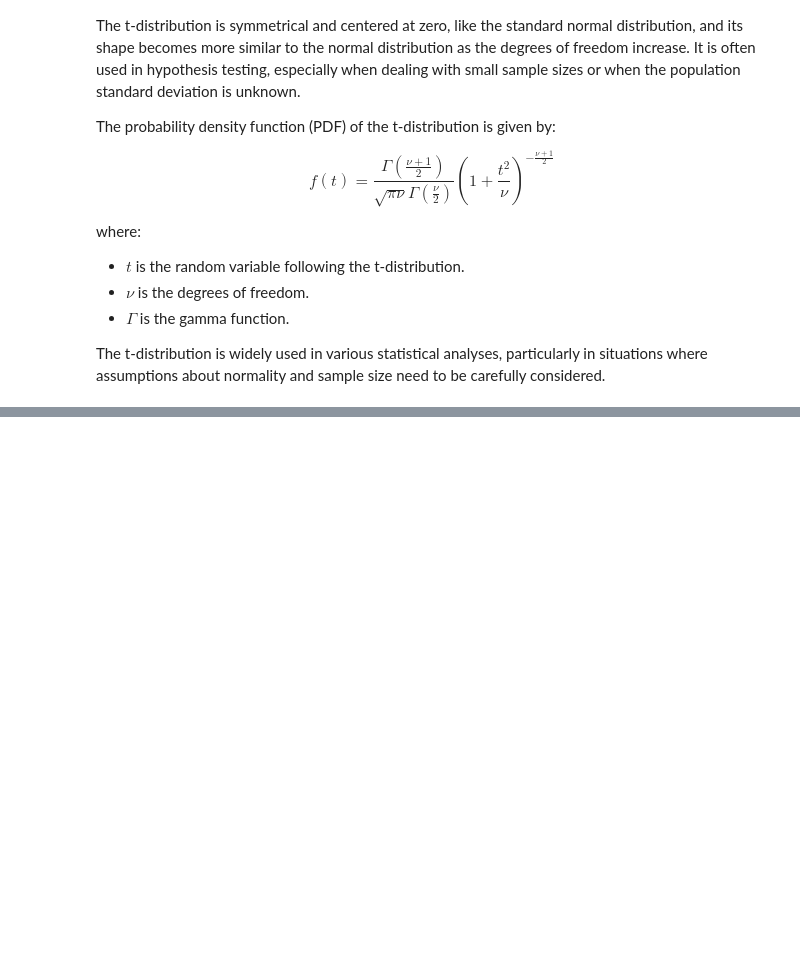
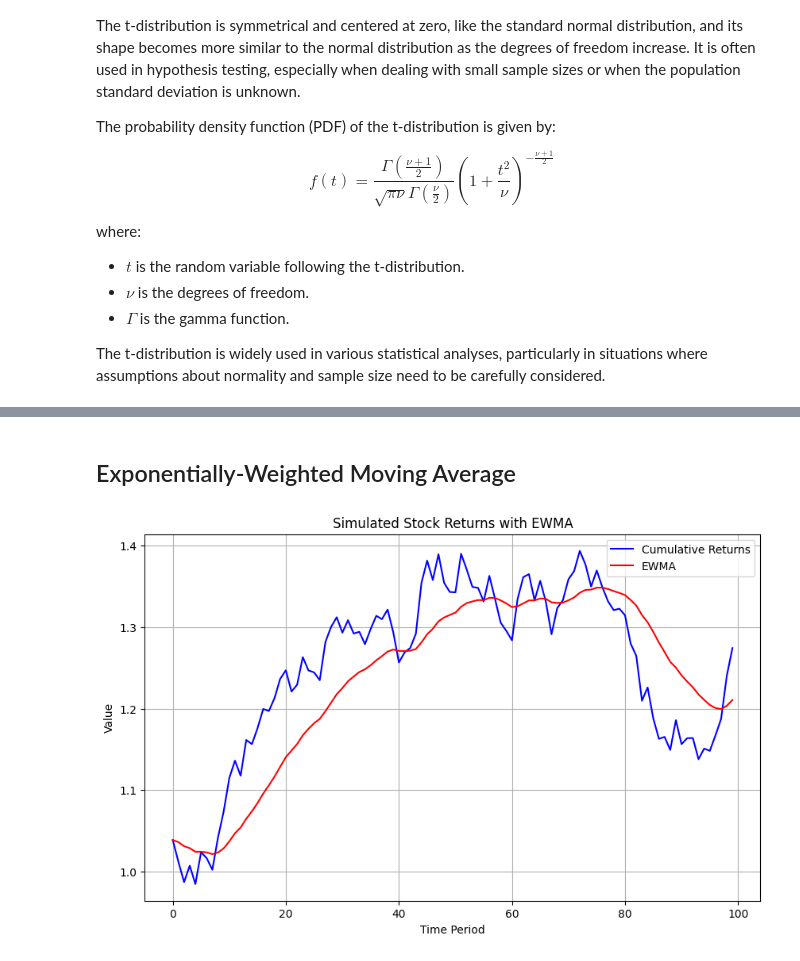
Before and after one commit to ichsanulamal/notes, a Jupyter notebook: finance/Financial Engineering and Artificial Intelligence in Python - The Lazy Programmar Udemy/main.ipynb, the cells around one changed output, grey strips where cells are left out. Cells and saved outputs as stored; diff of their text form; code cells hidden in the pictures; blank space fills up the shorter version.

```diff
--- a/finance/1_introduction/main.ipynb
+++ b/finance/Financial Engineering and Artificial Intelligence in Python - The Lazy Programmar Udemy/main.ipynb
@@ -371,0 +533,37 @@ The t-distribution is widely used in various statistical analyses, particularly
+# %% [markdown]
+## Exponentially-Weighted Moving Average
+# %%
+import numpy as np
+import matplotlib.pyplot as plt
+
+# Parameters
+num_periods = 100
+mu = 0.001  # average return
+sigma = 0.02  # volatility
+alpha = 0.1  # smoothing factor for EWMA
+
+# Generate random stock returns
+returns = np.random.normal(mu, sigma, num_periods)
+
+# Calculate cumulative returns (random walk)
+cumulative_returns = np.cumprod(1 + returns)  # Cumulative product of (1 + returns)
+
+# Apply Exponentially Weighted Moving Average (EWMA)
+ewma = np.zeros_like(cumulative_returns)
+ewma[0] = cumulative_returns[0]  # Initial value is the same as the first observation
+
+for t in range(1, len(cumulative_returns)):
+    ewma[t] = (1 - alpha) * ewma[t - 1] + alpha * cumulative_returns[t]
+
+# Plot the simulated returns and EWMA
+plt.figure(figsize=(10, 6))
+plt.plot(cumulative_returns, color='blue', label='Cumulative Returns')
+plt.plot(ewma, color='red', label='EWMA')
+plt.title('Simulated Stock Returns with EWMA')
+plt.xlabel('Time Period')
+plt.ylabel('Value')
+plt.legend()
+plt.grid(True)
+plt.show()
+# %% [output]
+[figure, added]
```
Also changed, not shown: parts of 13 cells of this notebook, 29 other files.
